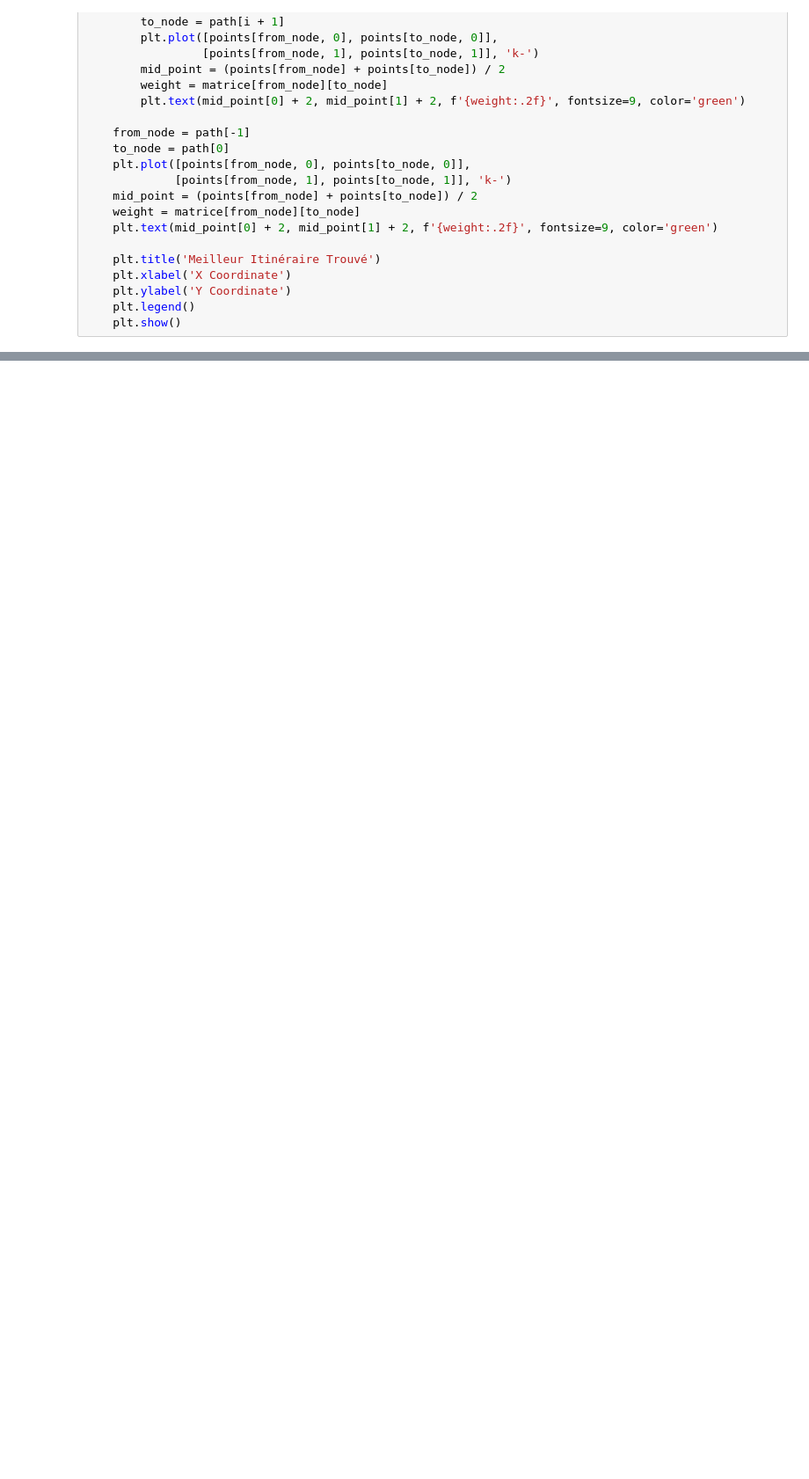
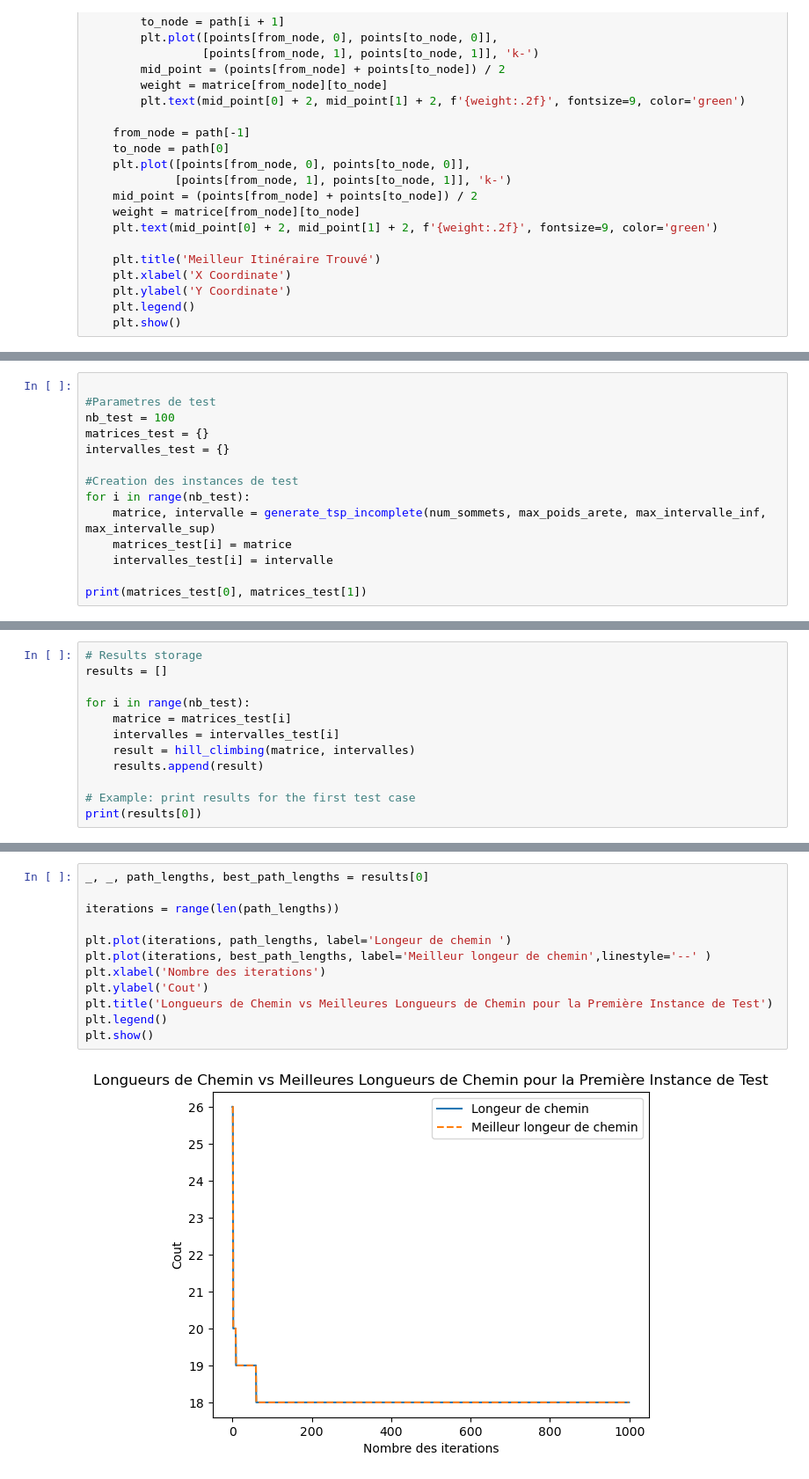
Before and after one commit to Amine0320/AlgoAvancee, a Jupyter notebook: besbes2.ipynb, the cells around one changed output, grey strips where cells are left out. Shown: that part at 88% size. Cells and saved outputs as stored; diff of their text form; blank space fills up the shorter version.

```diff
--- a/besbes2.ipynb
+++ b/besbes2.ipynb
@@ -164,0 +182,14 @@ else:
+# %%
+
+#Parametres de test
+nb_test = 100
+matrices_test = {}
+intervalles_test = {}
+
+#Creation des instances de test
+for i in range(nb_test):
+    matrice, intervalle = generate_tsp_incomplete(num_sommets, max_poids_arete, max_intervalle_inf, max_intervalle_sup)
+    matrices_test[i] = matrice
+    intervalles_test[i] = intervalle
+
+print(matrices_test[0], matrices_test[1])
@@ -164,0 +206,12 @@ else:
+# %%
+# Results storage
+results = []
+
+for i in range(nb_test):
+    matrice = matrices_test[i]
+    intervalles = intervalles_test[i]
+    result = hill_climbing(matrice, intervalles)
+    results.append(result)
+
+# Example: print results for the first test case
+print(results[0])
@@ -164,0 +220,14 @@ else:
+# %%
+_, _, path_lengths, best_path_lengths = results[0]
+
+iterations = range(len(path_lengths))
+
+plt.plot(iterations, path_lengths, label='Longeur de chemin ')
+plt.plot(iterations, best_path_lengths, label='Meilleur longeur de chemin',linestyle='--' )
+plt.xlabel('Nombre des iterations')
+plt.ylabel('Cout')
+plt.title('Longueurs de Chemin vs Meilleures Longueurs de Chemin pour la Première Instance de Test')
+plt.legend()
+plt.show()
+# %% [output]
+[figure, added]
```
Also changed, not shown: parts of 6 cells of this notebook.
